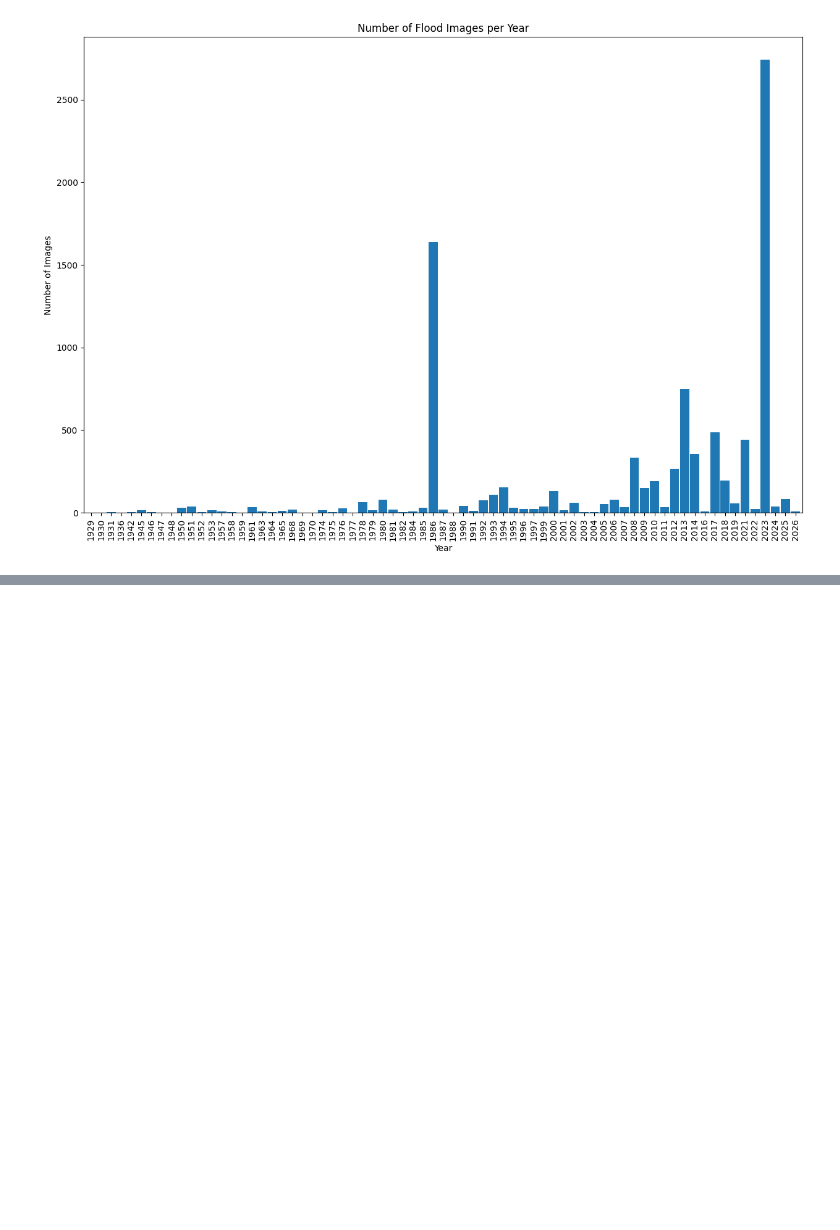
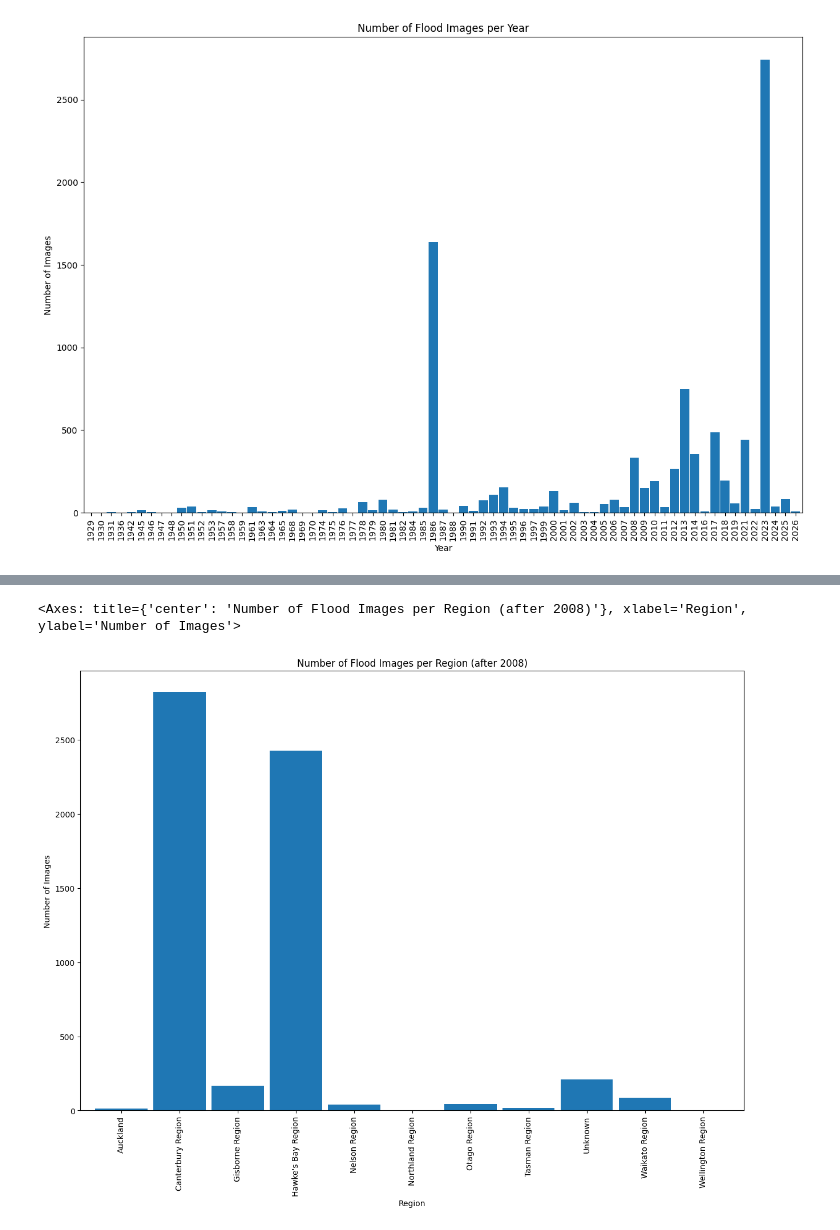
Before and after one commit to geolocalization-phd/pull-nz-flood-pics, a Jupyter notebook: analyse_data.ipynb, the cells around one changed output, grey strips where cells are left out. Saved outputs shown, nothing was run; the diff lists cells and outputs as text; code cells hidden in the pictures; blank space fills up the shorter version.

Commit message:
added regional data information analysis

```diff
--- a/analyse_data.ipynb
+++ b/analyse_data.ipynb
@@ -33,3 +33,6 @@ images_per_year.plot(kind="bar", width=0.9, figsize=(15, 10), title="Number of F
 # %% [output]
 <Axes: title={'center': 'Number of Flood Images per Year'}, xlabel='Year', ylabel='Number of Images'>
 [figure]
+# %%
+# select all rows after 2008
+df_after_2008 = df[df["year"] > 2008]
@@ -35,0 +41,2 @@ images_per_year.plot(kind="bar", width=0.9, figsize=(15, 10), title="Number of F
+# %%
+gdf = gpd.read_file("/Users/chamodya/Workspace/PhD/phd_repo/statsnz-regional-council-2025-clipped-SHP")
@@ -35,0 +64,14 @@ images_per_year.plot(kind="bar", width=0.9, figsize=(15, 10), title="Number of F
+# %%
+# convert coordinates from df_after_2008 to EPSG:2193 and count the number of coordinates within each region in the gdf
+from shapely.geometry import Point
+geometry = [Point(xy) for xy in zip(df_after_2008["longitude"], df_after_2008["latitude"])]
+gdf_after_2008 = gpd.GeoDataFrame(df_after_2008, geometry=geometry, crs="EPSG:4326")
+gdf_after_2008 = gdf_after_2008.to_crs(epsg=2193)
+# %%
+# if gdf_after_2008.geometry is contained inside gdf.geometry, then assign the region name to a new column in gdf_after_2008
+gdf_after_2008["region"] = gdf_after_2008.geometry.apply(lambda x: gdf[gdf.geometry.contains(x)]["REGC2025_2"].values[0] if gdf.geometry.contains(x).any() else "Unknown")
+# %%
+gdf_after_2008.groupby("region").size().plot(kind="bar", width=0.9, figsize=(15, 10), title="Number of Flood Images per Region (after 2008)", xlabel="Region", ylabel="Number of Images")
+# %% [output]
+<Axes: title={'center': 'Number of Flood Images per Region (after 2008)'}, xlabel='Region', ylabel='Number of Images'>
+[figure, added]
```
Also changed, not shown: parts of 3 cells of this notebook, 1 other file.
